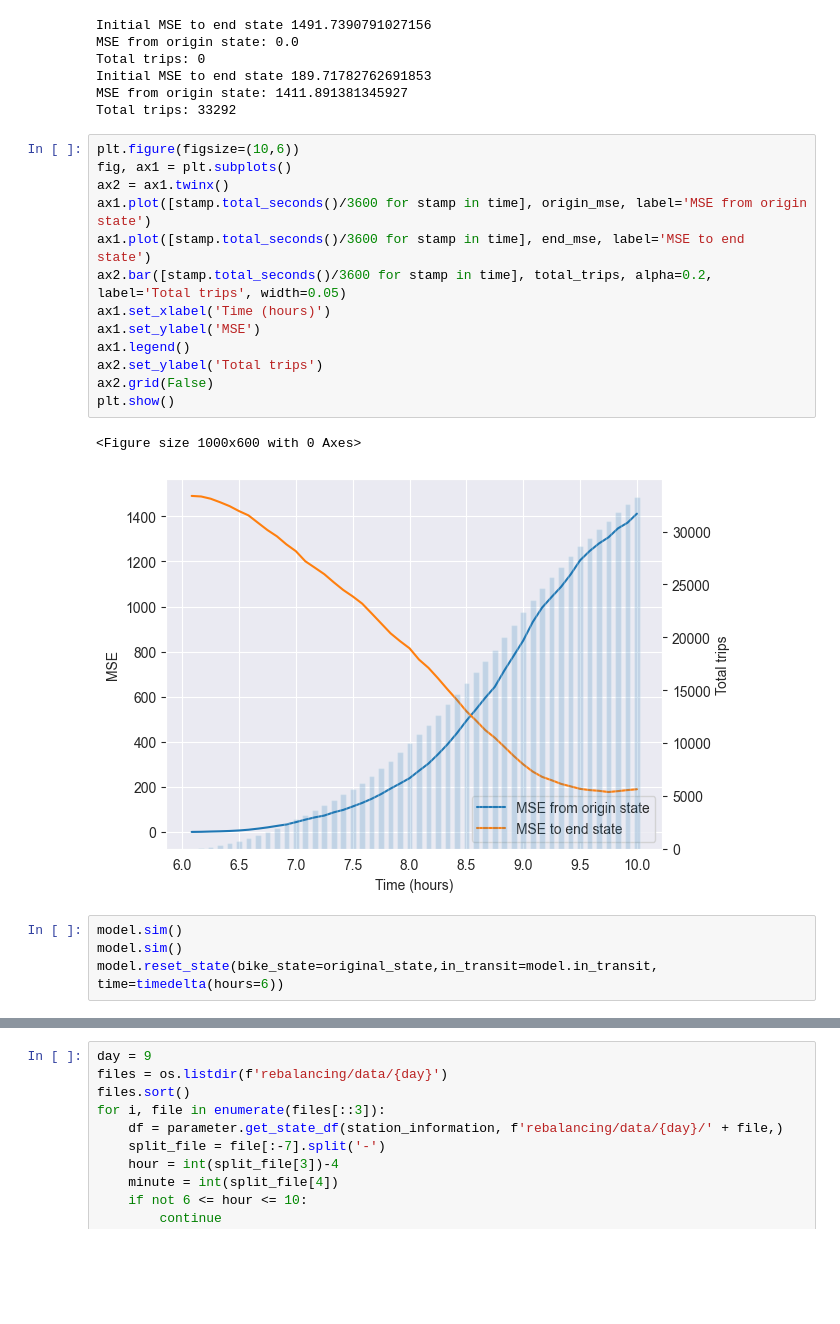
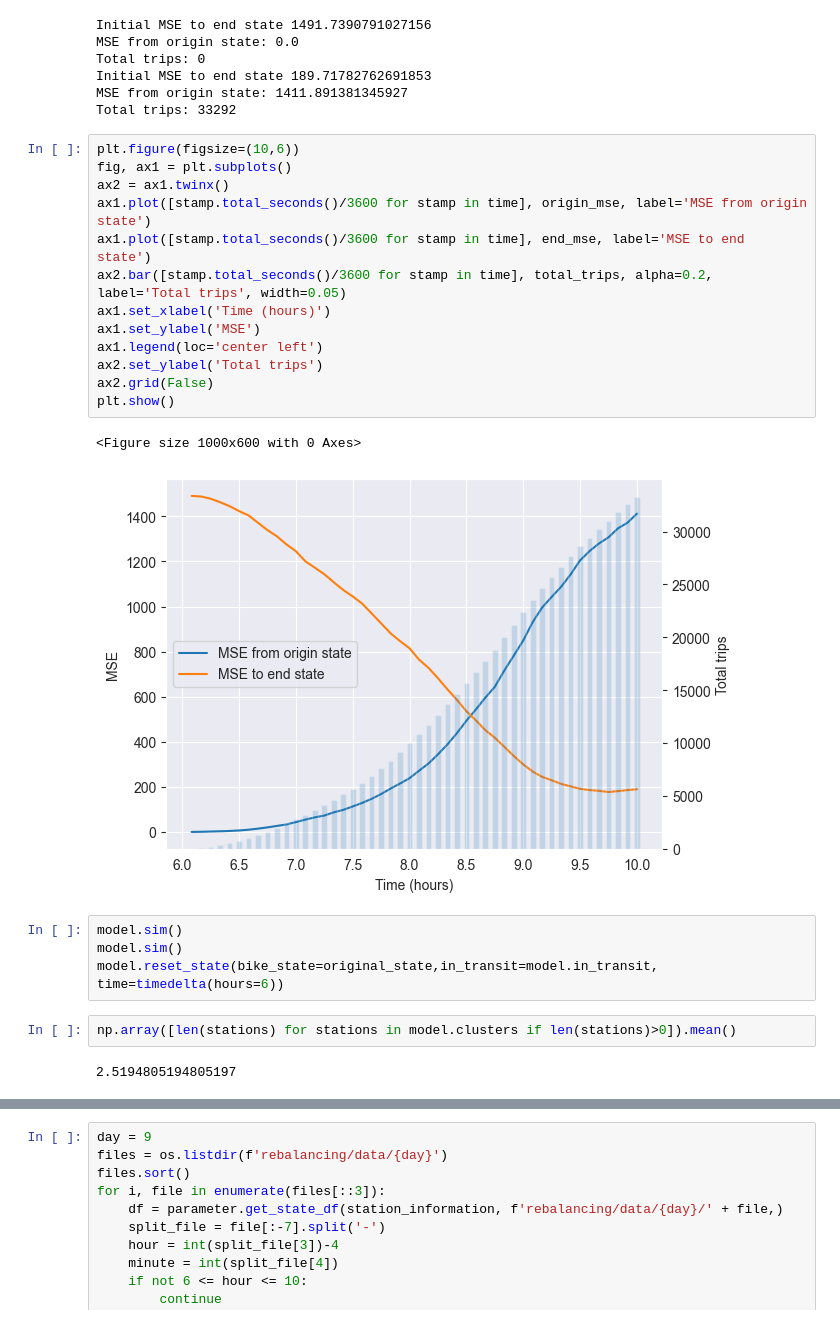
Before and after one commit to jarrettreimers/CSUREMM, a Jupyter notebook: cluster_model/cluster_model_testing.ipynb, the cells around one changed output, grey strips where cells are left out. Saved outputs shown, nothing was run; the diff lists cells and outputs as text; blank space fills up the shorter version.

```diff
--- a/cluster_model/cluster_model_testing.ipynb
+++ b/cluster_model/cluster_model_testing.ipynb
@@ -87,20 +87,24 @@ Total trips: 33292
 # %%
 plt.figure(figsize=(10,6))
 fig, ax1 = plt.subplots()
 ax2 = ax1.twinx()
 ax1.plot([stamp.total_seconds()/3600 for stamp in time], origin_mse, label='MSE from origin state')
 ax1.plot([stamp.total_seconds()/3600 for stamp in time], end_mse, label='MSE to end state')
 ax2.bar([stamp.total_seconds()/3600 for stamp in time], total_trips, alpha=0.2, label='Total trips', width=0.05)
 ax1.set_xlabel('Time (hours)')
 ax1.set_ylabel('MSE')
-ax1.legend()
+ax1.legend(loc='center left')
 ax2.set_ylabel('Total trips')
 ax2.grid(False)
 plt.show()
 # %% [output]
 <Figure size 1000x600 with 0 Axes>
-[figure, old version]
+[figure, new version]
 # %%
 model.sim()
 model.sim()
 model.reset_state(bike_state=original_state,in_transit=model.in_transit, time=timedelta(hours=6))
+# %%
+np.array([len(stations) for stations in model.clusters if len(stations)>0]).mean()
+# %% [output]
+2.5194805194805197
```
Also changed, not shown: parts of 7 cells of this notebook, 2 other files.
